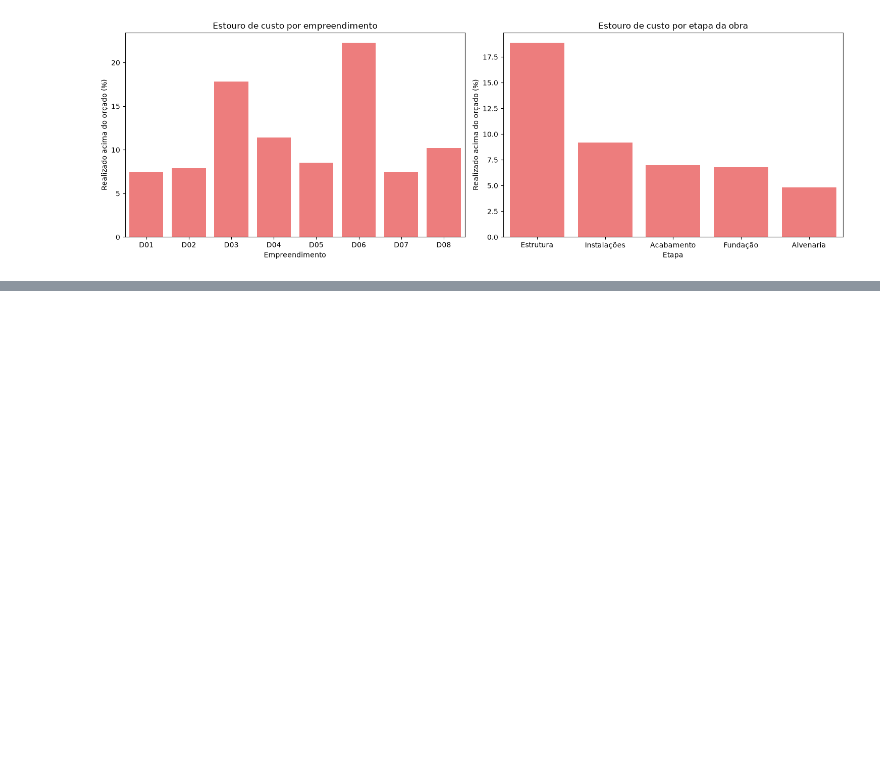
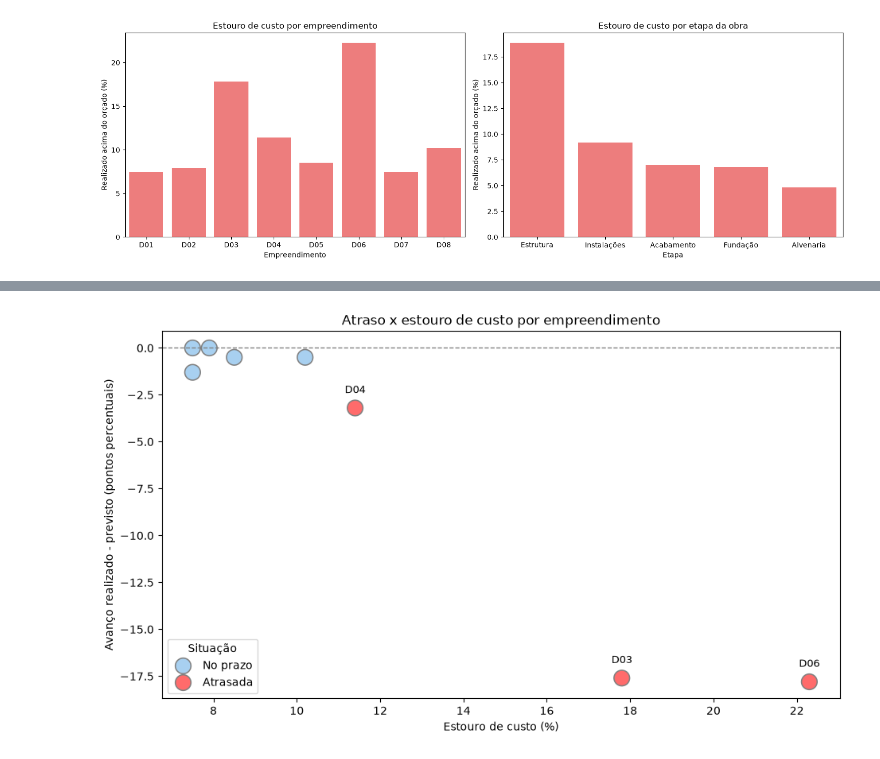
Before and after one commit to ricardo-paganini/construction-powerbi-dashboard, a Jupyter notebook: construction_analysis.ipynb, the cells around one changed output, grey strips where cells are left out. Cells and saved outputs as stored; diff of their text form; code cells hidden in the pictures; blank space fills up the shorter version.

Commit message:
Add schedule and cost overrun analysis

```diff
--- a/construction_analysis.ipynb
+++ b/construction_analysis.ipynb
@@ -790,0 +843,16 @@ plt.show()
+# %%
+plt.figure(figsize=(11, 6))
+sns.scatterplot(data=schedule, x='overrun_pct', y='progress_gap_pp', hue='schedule_status',
+                palette={'Atrasada': '#FF6B6B', 'No prazo': '#a8d0f0'}, s=200, edgecolor='gray')
+
+for _, row in schedule[schedule['schedule_status'] == 'Atrasada'].iterrows():
+    plt.text(row['overrun_pct'], row['progress_gap_pp'] + 0.8, row['development_id'], ha='center', fontsize=9)
+
+plt.axhline(0, color='gray', linestyle='--', linewidth=1)
+plt.title('Atraso x estouro de custo por empreendimento')
+plt.xlabel('Estouro de custo (%)')
+plt.ylabel('Avanço realizado - previsto (pontos percentuais)')
+plt.legend(title='Situação')
+plt.show()
+# %% [output]
+[figure, added]
```
Also changed, not shown: parts of 4 cells of this notebook.
